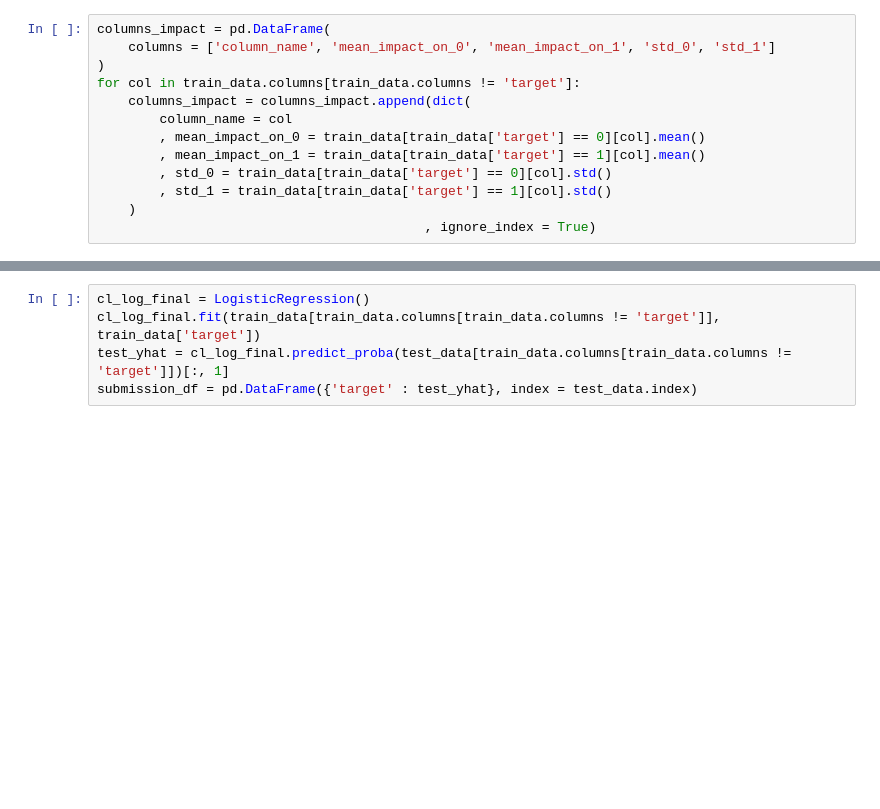
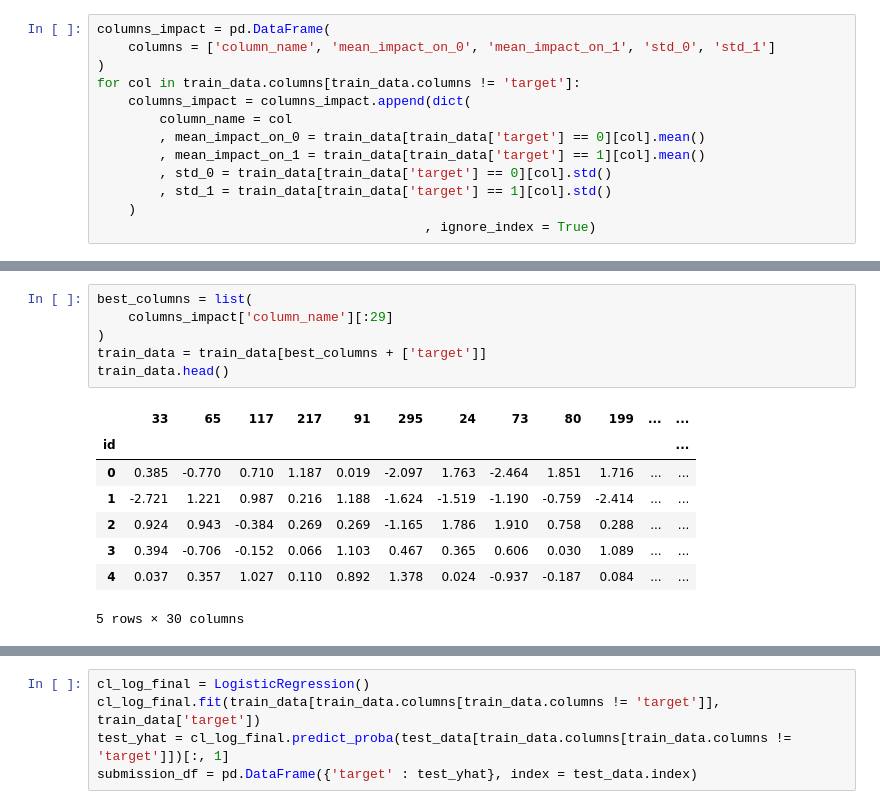
Before and after one commit to amjadfarman/do_not_overfit_ii, a Jupyter notebook: do_not_overfit.ipynb, the cells around one changed output, grey strips where cells are left out. Saved outputs shown, nothing was run; the diff lists cells and outputs as text; blank space fills up the shorter version.

```diff
--- a/do_not_overfit.ipynb
+++ b/do_not_overfit.ipynb
@@ -75,3 +84,18 @@ train_data.head()
+# %%
+best_columns = list(
+    columns_impact['column_name'][:29]
+)
+train_data = train_data[best_columns + ['target']]
+train_data.head()
+# %% [output]
+|  | 33 | 65 | 117 | 217 | 91 | 295 | 24 | 73 | 80 | 199 | ... | ... |
+| id |  |  |  |  |  |  |  |  |  |  |  | ... |
+| 0 | 0.385 | -0.770 | 0.710 | 1.187 | 0.019 | -2.097 | 1.763 | -2.464 | 1.851 | 1.716 | ... | ... |
+| 1 | -2.721 | 1.221 | 0.987 | 0.216 | 1.188 | -1.624 | -1.519 | -1.190 | -0.759 | -2.414 | ... | ... |
+| 2 | 0.924 | 0.943 | -0.384 | 0.269 | 0.269 | -1.165 | 1.786 | 1.910 | 0.758 | 0.288 | ... | ... |
+| 3 | 0.394 | -0.706 | -0.152 | 0.066 | 1.103 | 0.467 | 0.365 | 0.606 | 0.030 | 1.089 | ... | ... |
+| 4 | 0.037 | 0.357 | 1.027 | 0.110 | 0.892 | 1.378 | 0.024 | -0.937 | -0.187 | 0.084 | ... | ... |
+5 rows × 30 columns
 # %%
 train_X, val_X, train_y, val_y = train_test_split(
     train_data[train_data.columns[train_data.columns != 'target']]
```
Also changed, not shown: parts of 10 cells of this notebook.
